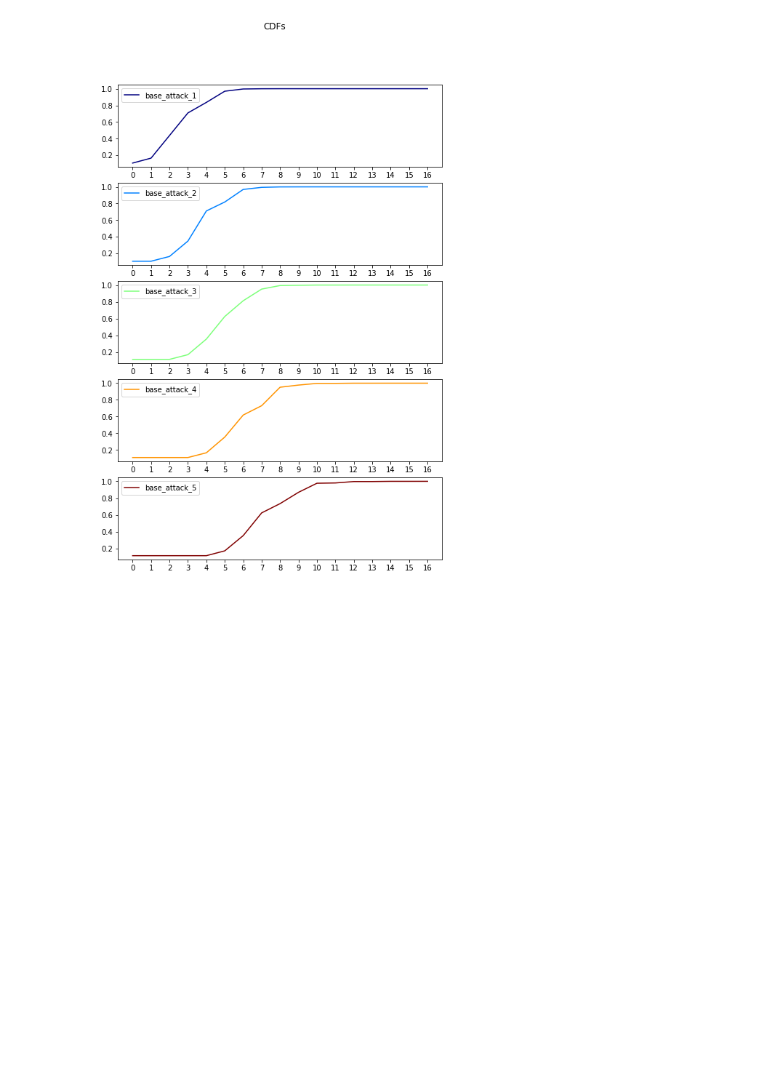
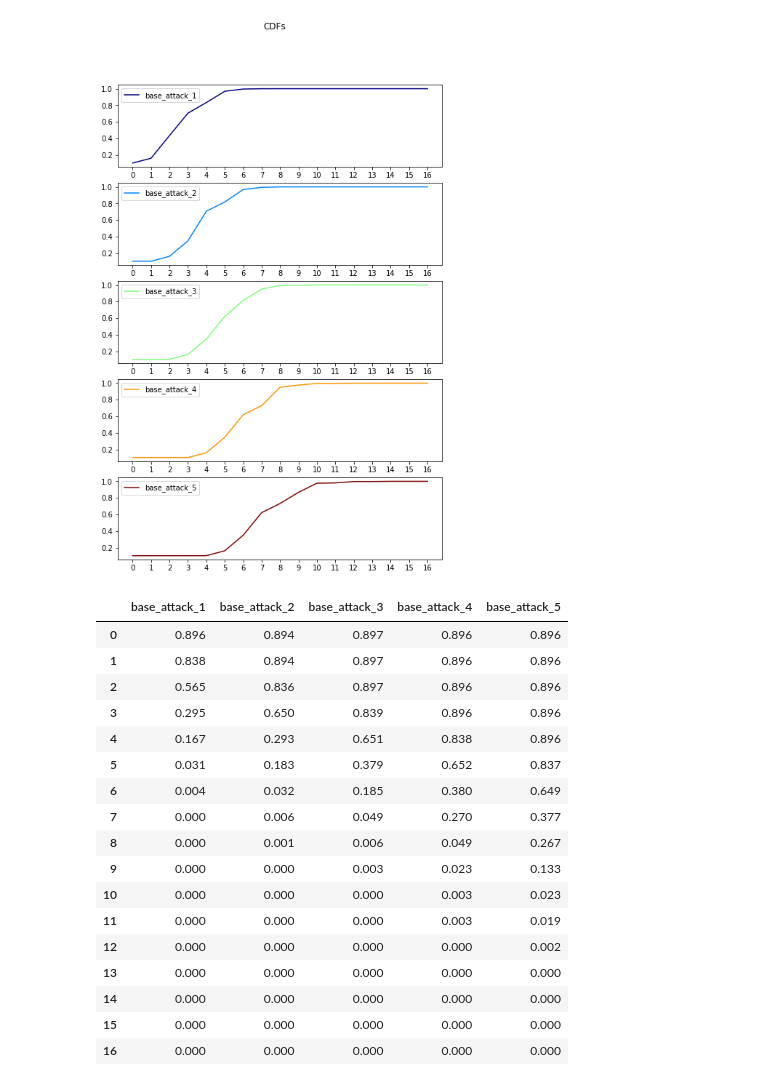
Before and after one commit to zachcoleman/gloomhaven, a Jupyter notebook: examples/soothsinger.ipynb, the cells around one changed output. Saved outputs shown, nothing was run; the diff lists cells and outputs as text; code cells hidden in the pictures; blank space fills up the shorter version.

Commit message:
adding multiple target, survival readout for prob

```diff
--- a/examples/soothsinger.ipynb
+++ b/examples/soothsinger.ipynb
@@ -74,6 +79,28 @@ with open("../assets/cdfs.html", "w") as f:
     f.write(render_tables([("CDFs", tmp_table)]))
 # %% [output]
 [figure]
+# %%
+# survival function table
+1 - tmp.round(3)
+# %% [output]
+|  | base_attack_1 | base_attack_2 | base_attack_3 | base_attack_4 | base_attack_5 |
+| 0 | 0.896 | 0.894 | 0.897 | 0.896 | 0.896 |
+| 1 | 0.838 | 0.894 | 0.897 | 0.896 | 0.896 |
+| 2 | 0.565 | 0.836 | 0.897 | 0.896 | 0.896 |
+| 3 | 0.295 | 0.650 | 0.839 | 0.896 | 0.896 |
+| 4 | 0.167 | 0.293 | 0.651 | 0.838 | 0.896 |
+| 5 | 0.031 | 0.183 | 0.379 | 0.652 | 0.837 |
+| 6 | 0.004 | 0.032 | 0.185 | 0.380 | 0.649 |
+| 7 | 0.000 | 0.006 | 0.049 | 0.270 | 0.377 |
+| 8 | 0.000 | 0.001 | 0.006 | 0.049 | 0.267 |
+| 9 | 0.000 | 0.000 | 0.003 | 0.023 | 0.133 |
+| 10 | 0.000 | 0.000 | 0.000 | 0.003 | 0.023 |
+| 11 | 0.000 | 0.000 | 0.000 | 0.003 | 0.019 |
+| 12 | 0.000 | 0.000 | 0.000 | 0.000 | 0.002 |
+| 13 | 0.000 | 0.000 | 0.000 | 0.000 | 0.000 |
+| 14 | 0.000 | 0.000 | 0.000 | 0.000 | 0.000 |
+| 15 | 0.000 | 0.000 | 0.000 | 0.000 | 0.000 |
+| 16 | 0.000 | 0.000 | 0.000 | 0.000 | 0.000 |
 # %%
 def mode(x):
     return x.value_counts().index[0]
```
Also changed, not shown: parts of 4 cells of this notebook, 8 other files.
